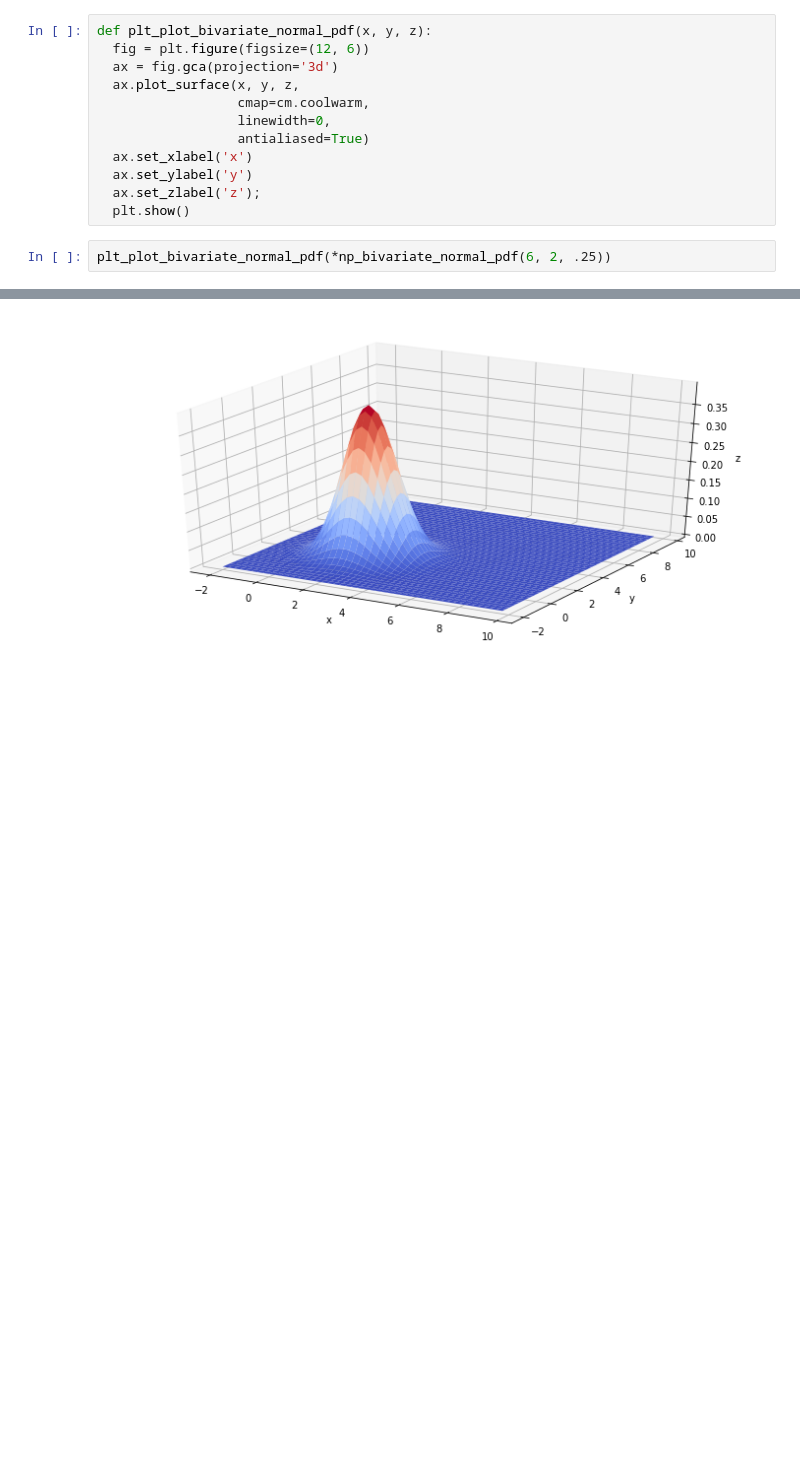
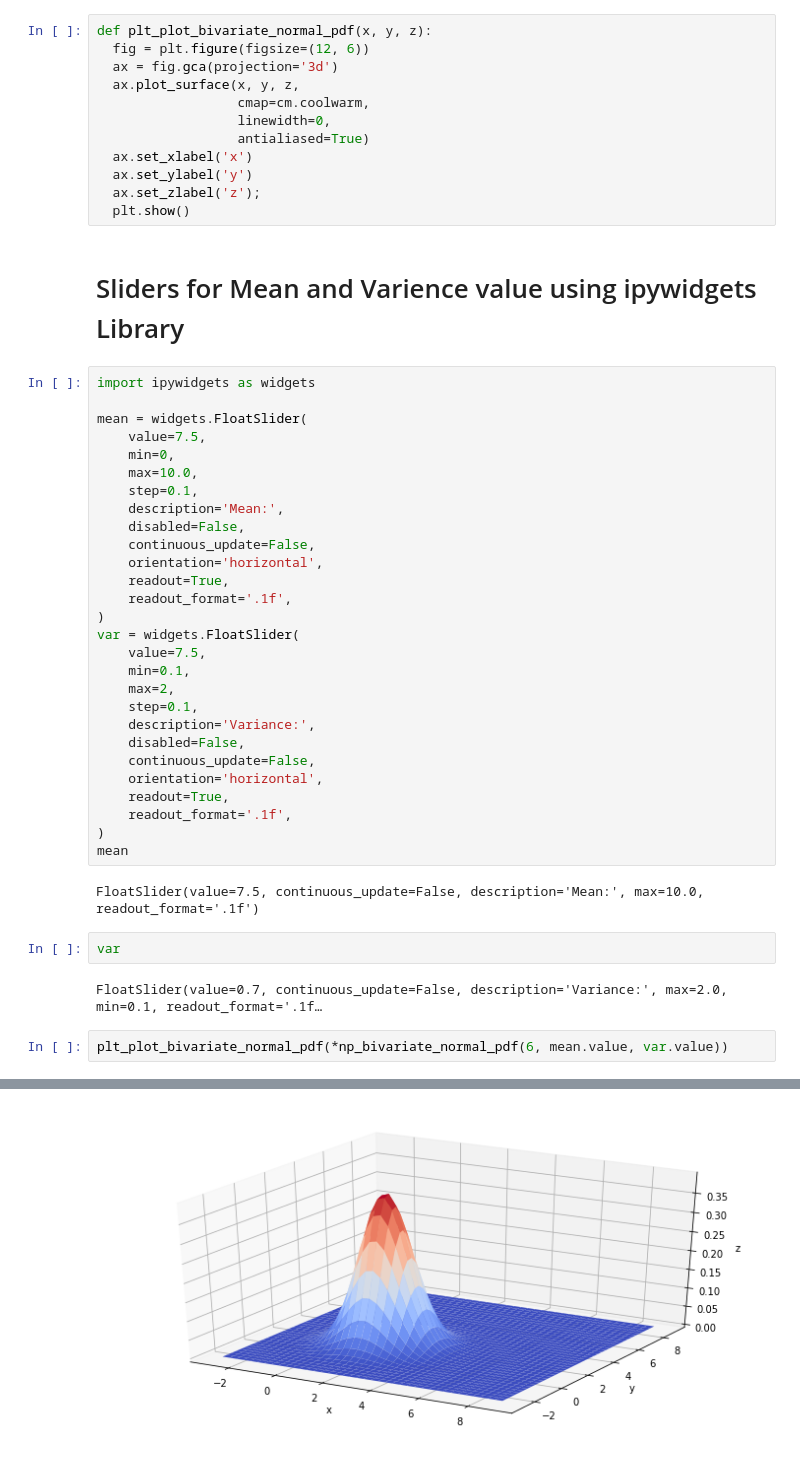
Before and after one commit to TheNoboby12/SRIP-Task-notebooks, a Jupyter notebook: TASK_1.ipynb, the cells around one changed output, grey strips where cells are left out. Saved outputs shown, nothing was run; the diff lists cells and outputs as text; blank space fills up the shorter version.

```diff
--- a/TASK_1.ipynb
+++ b/TASK_1.ipynb
@@ -34,6 +43,42 @@ def plt_plot_bivariate_normal_pdf(x, y, z):
   ax.set_ylabel('y')
   ax.set_zlabel('z');
   plt.show()
+# %% [markdown]
+# Sliders for Mean and Varience value using ipywidgets Library
+# %%
+import ipywidgets as widgets
+
+mean = widgets.FloatSlider(
+    value=7.5,
+    min=0,
+    max=10.0,
+    step=0.1,
+    description='Mean:',
+    disabled=False,
+    continuous_update=False,
+    orientation='horizontal',
+    readout=True,
+    readout_format='.1f',
+)
+var = widgets.FloatSlider(
+    value=7.5,
+    min=0.1,
+    max=2,
+    step=0.1,
+    description='Variance:',
+    disabled=False,
+    continuous_update=False,
+    orientation='horizontal',
+    readout=True,
+    readout_format='.1f',
+)
+mean
+# %% [output]
+FloatSlider(value=7.5, continuous_update=False, description='Mean:', max=10.0, readout_format='.1f')
+# %%
+var
+# %% [output]
+FloatSlider(value=0.7, continuous_update=False, description='Variance:', max=2.0, min=0.1, readout_format='.1f…
 # %%
-plt_plot_bivariate_normal_pdf(*np_bivariate_normal_pdf(6, 2, .25))
+plt_plot_bivariate_normal_pdf(*np_bivariate_normal_pdf(6, mean.value, var.value))
 # %% [output]
@@ -41 +85 @@ WARNING:absl:No GPU/TPU found, falling back to CPU. (Set TF_CPP_MIN_LOG_LEVEL=0
-[figure, old version]
+[figure, new version]
```
Also changed, not shown: parts of 8 cells of this notebook.
